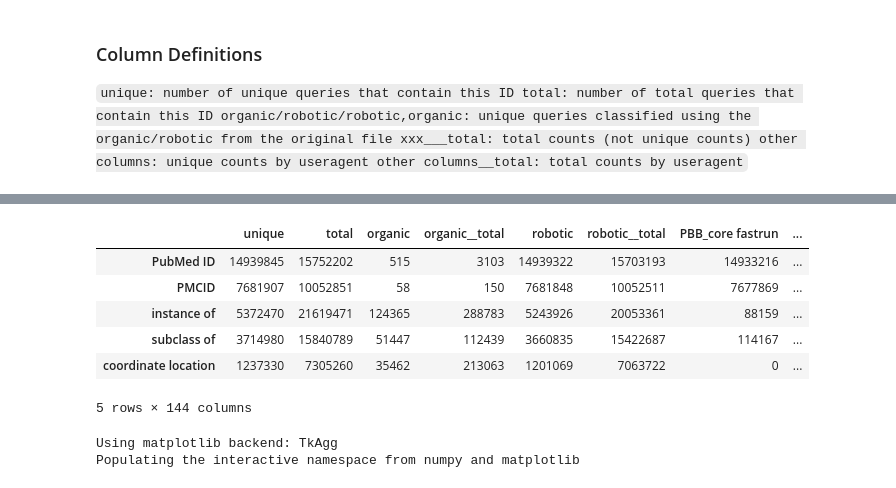
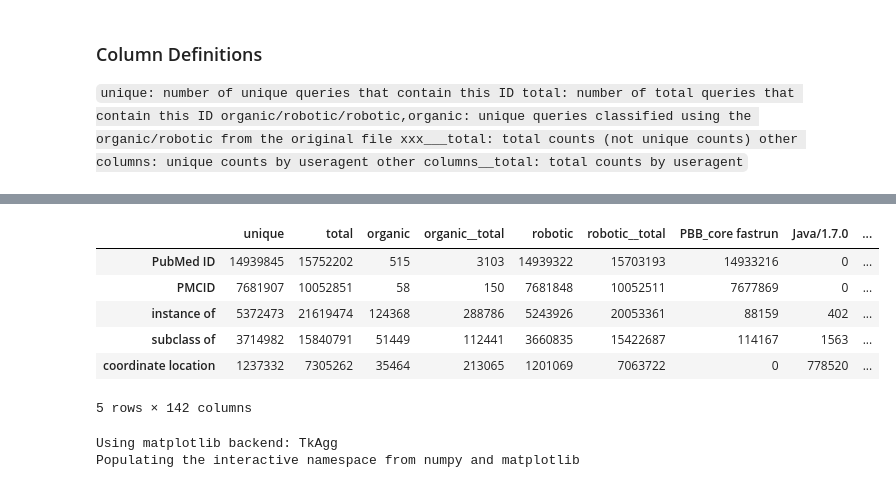
Before and after one commit to stuppie/wikidata-sparql-query-log-analysis, a Jupyter notebook: prop_counts.ipynb, the cells around one changed output, grey strips where cells are left out. Saved outputs shown, nothing was run; the diff lists cells and outputs as text; code cells hidden in the pictures.

```diff
--- a/prop_counts.ipynb
+++ b/prop_counts.ipynb
@@ -30,12 +30,13 @@ xxx___total: total counts (not unique counts)
 other columns: unique counts by useragent
 other columns__total: total counts by useragent`
 # %%
-prop_df['nonPBB'] = prop_df['unique'] - prop_df['PBB_core fastrun']
-prop_df['nonPBB__total'] = prop_df['total'] - prop_df['PBB_core fastrun__total']
+#prop_df['nonPBB'] = prop_df['unique'] - prop_df['PBB_core fastrun']
+#prop_df['nonPBB__total'] = prop_df['total'] - prop_df['PBB_core fastrun__total']
 # %%
 # columns I care about first
 vc = ['unique', 'total', 'organic', 'organic__total', 'robotic', 'robotic__total',
-      'PBB_core fastrun', 'PBB_core fastrun__total', 'nonPBB', 'nonPBB__total']
+      'PBB_core fastrun',]
+      # 'PBB_core fastrun__total', 'nonPBB', 'nonPBB__total']
 cols = list(set(prop_df.columns) - set(vc))
 prop_df = prop_df[vc + cols]
 prop_df.head()
@@ -59,12 +60,13 @@ prop_label = dict(zip(prop_label_df.prop, prop_label_df.propLabel))
 # %%
 prop_df.index = prop_df.index.map(prop_label.get)
 prop_df = prop_df.iloc[prop_df.index.notnull(),:]
+prop_df.to_csv("prop_count_labels.csv")
 prop_df.head(5)
 # %% [output]
-|  | unique | total | organic | organic__total | robotic | robotic__total | PBB_core fastrun | ... |
-| PubMed ID | 14939845 | 15752202 | 515 | 3103 | 14939322 | 15703193 | 14933216 | ... |
-| PMCID | 7681907 | 10052851 | 58 | 150 | 7681848 | 10052511 | 7677869 | ... |
-| instance of | 5372470 | 21619471 | 124365 | 288783 | 5243926 | 20053361 | 88159 | ... |
-| subclass of | 3714980 | 15840789 | 51447 | 112439 | 3660835 | 15422687 | 114167 | ... |
-| coordinate location | 1237330 | 7305260 | 35462 | 213063 | 1201069 | 7063722 | 0 | ... |
+|  | unique | total | organic | organic__total | robotic | robotic__total | PBB_core fastrun | Java/1.7.0 | ... |
+| PubMed ID | 14939845 | 15752202 | 515 | 3103 | 14939322 | 15703193 | 14933216 | 0 | ... |
+| PMCID | 7681907 | 10052851 | 58 | 150 | 7681848 | 10052511 | 7677869 | 0 | ... |
+| instance of | 5372473 | 21619474 | 124368 | 288786 | 5243926 | 20053361 | 88159 | 402 | ... |
+| subclass of | 3714982 | 15840791 | 51449 | 112441 | 3660835 | 15422687 | 114167 | 1563 | ... |
+| coordinate location | 1237332 | 7305262 | 35464 | 213065 | 1201069 | 7063722 | 0 | 778520 | ... |
-5 rows × 144 columns
+5 rows × 142 columns
```
Also changed, not shown: parts of 19 cells of this notebook, 1 other file.
